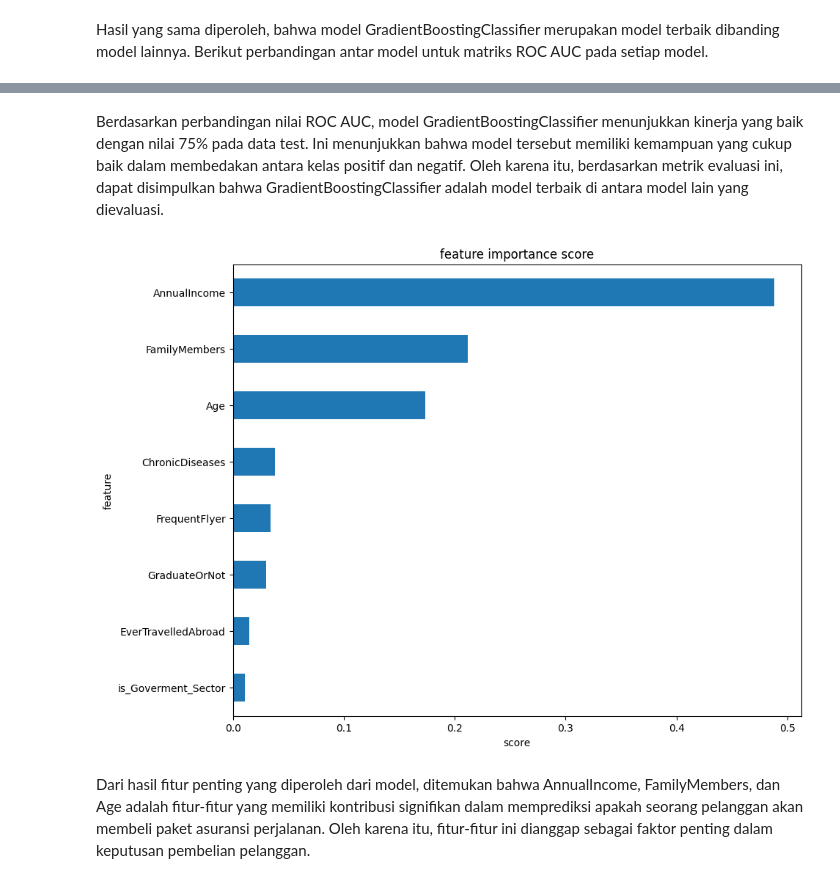
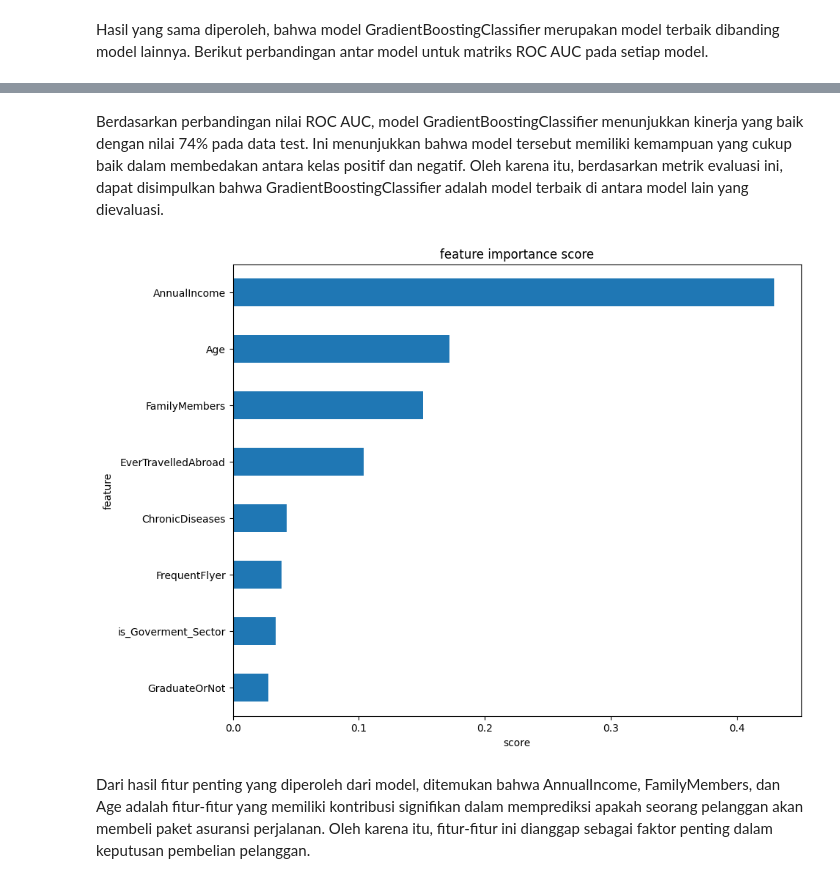
Before and after one commit to mfathul21/travel-insurance, a Jupyter notebook: Proyek_Pertama_Predictive_Analytics.ipynb, the cells around one changed output, grey strips where cells are left out. Drawn from its saved outputs; the diff is of its cells as text; code cells hidden in the pictures.

```diff
--- a/Proyek_Pertama_Predictive_Analytics.ipynb
+++ b/Proyek_Pertama_Predictive_Analytics.ipynb
@@ -564,5 +620,7 @@ Kelebihannya termasuk interpretasi yang mudah, cocok untuk data yang memiliki fi
 # %% [markdown]
 RandomForestClassifier adalah algoritma ensemble yang kuat untuk masalah klasifikasi. Algoritma ini menggabungkan konsep dari beberapa pohon keputusan (decision trees) yang dibangun secara acak selama proses pelatihan. Setiap pohon keputusan dibangun berdasarkan subset acak dari fitur-fitur dan sampel-sampel data, sehingga menciptakan berbagai variasi model. Selanjutnya, hasil prediksi dari setiap pohon diambil dan dihitung untuk menentukan prediksi kelas mayoritas (mode) sebagai hasil dari model Random Forest.
 # %%
-rfc = RandomForestClassifier()
+rfc = RandomForestClassifier(n_estimators=300, max_depth=10, min_samples_leaf=4, min_samples_split=2, random_state=42)
 df_rfc = evaluate_train(rfc, X_train_sm, y_train_sm)
+
+df_rfc
@@ -640,8 +711,8 @@ plt.savefig("eval.jpg", bbox_inches='tight')
 # %% [markdown]
-Berdasarkan perbandingan nilai ROC AUC, model GradientBoostingClassifier menunjukkan kinerja yang baik dengan nilai 75% pada data test. Ini menunjukkan bahwa model tersebut memiliki kemampuan yang cukup baik dalam membedakan antara kelas positif dan negatif. Oleh karena itu, berdasarkan metrik evaluasi ini, dapat disimpulkan bahwa GradientBoostingClassifier adalah model terbaik di antara model lain yang dievaluasi.
+Berdasarkan perbandingan nilai ROC AUC, model GradientBoostingClassifier menunjukkan kinerja yang baik dengan nilai 74% pada data test. Ini menunjukkan bahwa model tersebut memiliki kemampuan yang cukup baik dalam membedakan antara kelas positif dan negatif. Oleh karena itu, berdasarkan metrik evaluasi ini, dapat disimpulkan bahwa GradientBoostingClassifier adalah model terbaik di antara model lain yang dievaluasi.
 # %%
-show_feature_importance(gbc)
+show_feature_importance(rfc)
 # %% [output]
-[figure, old version]
+[figure, new version]
 # %% [markdown]
 Dari hasil fitur penting yang diperoleh dari model, ditemukan bahwa AnnualIncome, FamilyMembers, dan Age adalah fitur-fitur yang memiliki kontribusi signifikan dalam memprediksi apakah seorang pelanggan akan membeli paket asuransi perjalanan. Oleh karena itu, fitur-fitur ini dianggap sebagai faktor penting dalam keputusan pembelian pelanggan.
```
Also changed, not shown: parts of 25 cells of this notebook.
